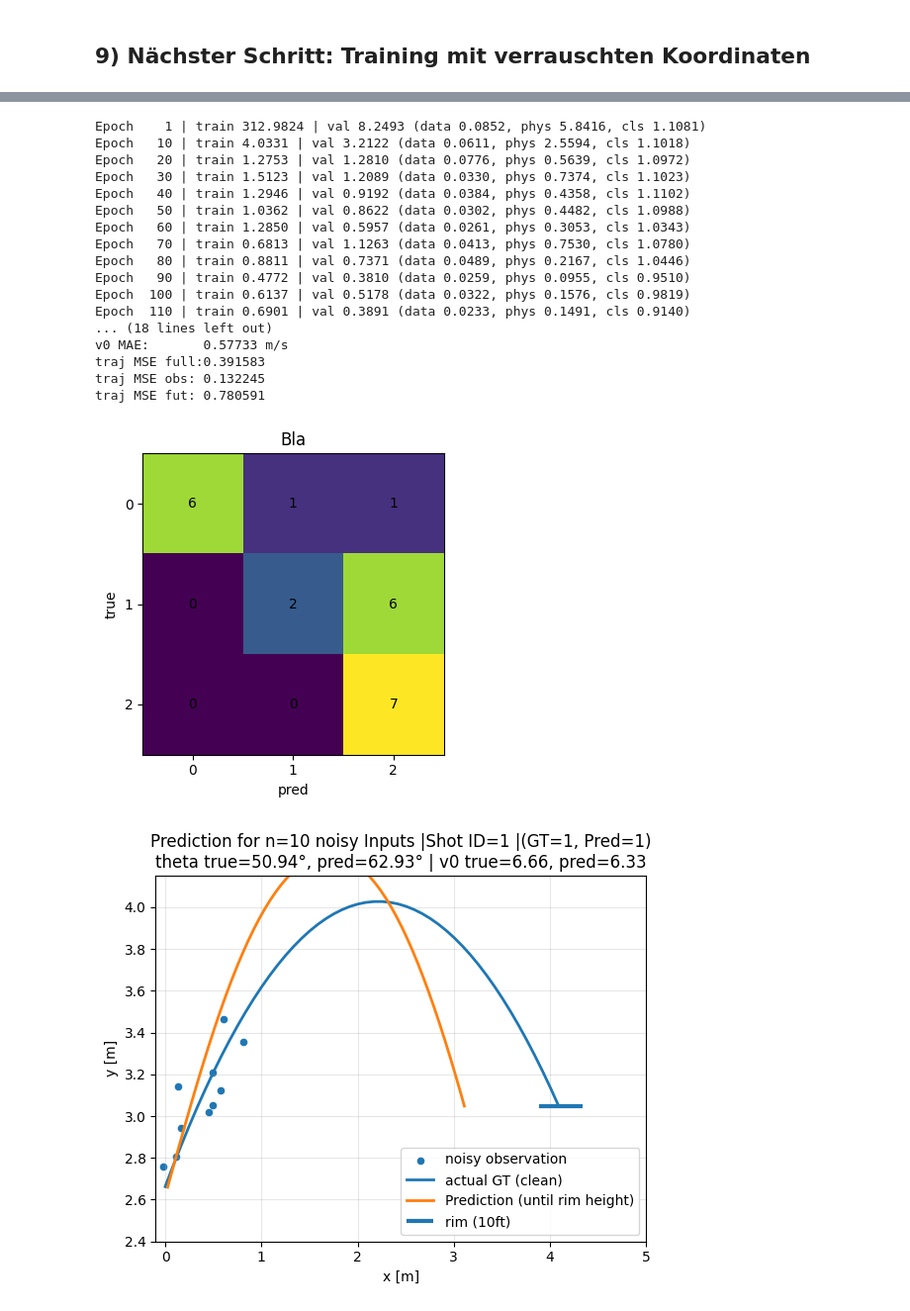
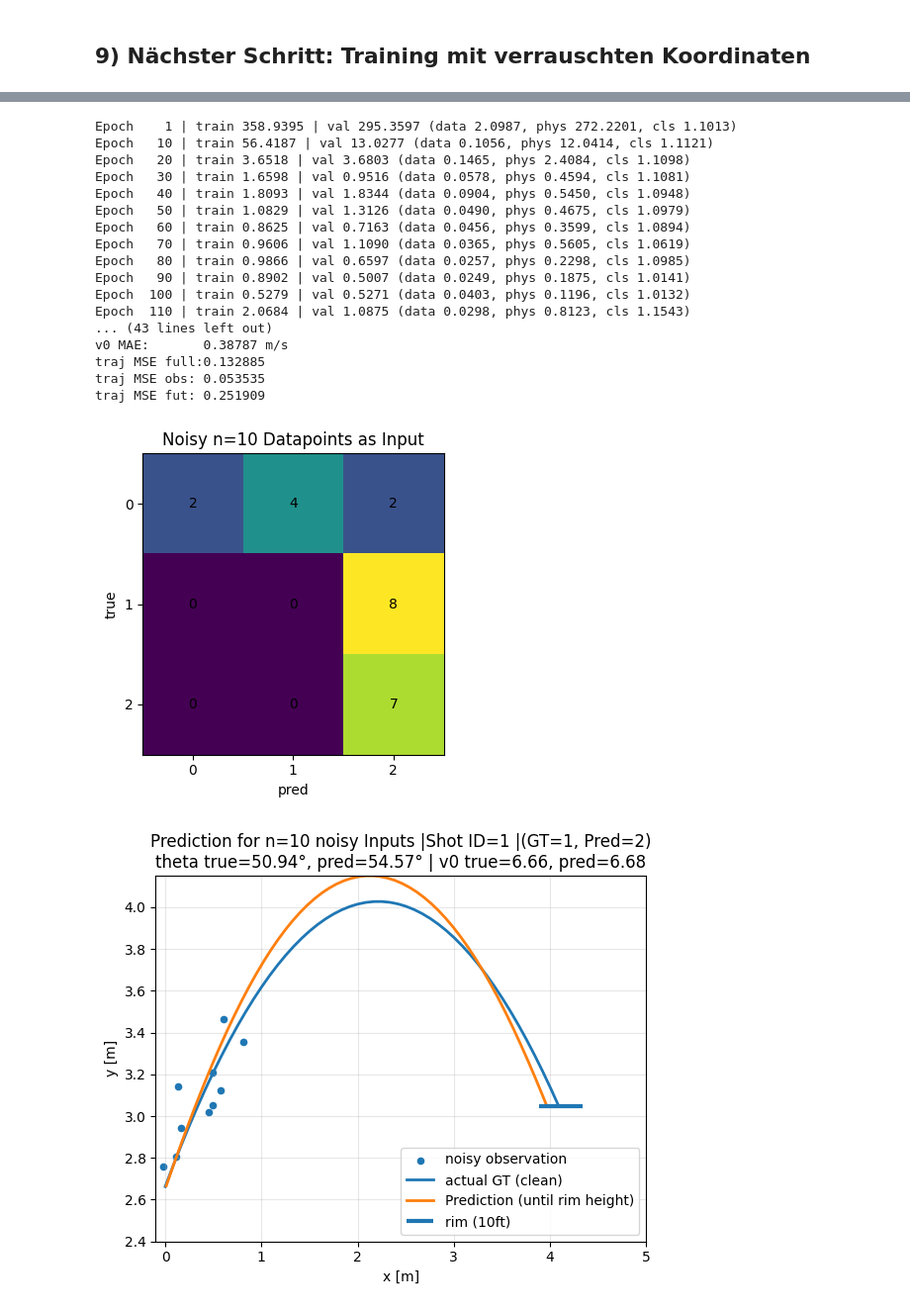
Before and after one commit to lucaa-smn/BA-Thesis, a Jupyter notebook: AmortizedPINN.ipynb, the cells around one changed output, grey strips where cells are left out. Shown at 99% size. Cells and saved outputs as stored; diff of their text form; code cells hidden in the pictures.

```diff
--- a/AmortizedPINN.ipynb
+++ b/AmortizedPINN.ipynb
@@ -196,7 +196,7 @@ train_ds = FreeThrowDataset(df, train_ids, n_obs=n_obs, use_noisy=False)
 val_ds   = FreeThrowDataset(df, val_ids,   n_obs=n_obs, use_noisy=False)
 test_ds  = FreeThrowDataset(df, test_ids,  n_obs=n_obs, use_noisy=False)
 
-train_loader = DataLoader(train_ds, batch_size=32, shuffle=True, collate_fn=collate_fn)
+train_loader = DataLoader(train_ds, batch_size=64, shuffle=True, collate_fn=collate_fn)
 val_loader   = DataLoader(val_ds,   batch_size=64, shuffle=False, collate_fn=collate_fn)
 test_loader  = DataLoader(test_ds,  batch_size=64, shuffle=False, collate_fn=collate_fn)
 
@@ -608,7 +608,7 @@ def run_epoch(loader, model, optimizer=None, **loss_kwargs):
         meters[k] /= max(n_batches,1)
     return meters
 
-def train_model(model, train_loader, val_loader, epochs=200, lr=2e-3, patience=25, **loss_kwargs):
+def train_model(model, train_loader, val_loader, epochs=800, lr=2e-3, patience=50, **loss_kwargs):
     optimizer = torch.optim.Adam(model.parameters(), lr=lr)
     best = float("inf")
     best_state = None
@@ -644,9 +644,9 @@ history = train_model(
     model,
     train_loader,
     val_loader,
-    epochs=200,
+    epochs=800,
     lr=2e-3,
-    patience=25,
+    patience=50,
     n_col=64,
     w_data=5.0,
     w_phys=1.0,
@@ -1230,56 +1235,56 @@ test_ds_noisy = FreeThrowDataset(df, test_ids, n_obs=10, use_noisy=True)
 test_ds_clean = FreeThrowDataset(df, test_ids, n_obs=10, use_noisy=False)
 
 train_loader_noisy = DataLoader(
-    train_ds_noisy, batch_size=32, shuffle=True, collate_fn=collate_fn
+    train_ds_noisy, batch_size=64, shuffle=True, collate_fn=collate_fn
 )
 val_loader_noisy = DataLoader(
     val_ds_noisy, batch_size=64, shuffle=False, collate_fn=collate_fn
 )
 test_loader_noisy = DataLoader(
     test_ds_noisy, batch_size=64, shuffle=False, collate_fn=collate_fn
 )
 
 model_noisy_10 = AmortizedPINNClassifier(num_classes=int(df["label"].nunique())).to(device)
 
 history_noisy = train_model(
     model_noisy_10,
     train_loader_noisy,
     val_loader_noisy,
-    epochs=200,
+    epochs=800,
     lr=2e-3,
-    patience=25,
+    patience=50,
     n_col=64,
     w_data=5.0,
     w_phys=1.0,
     w_ic=10.0,
     w_cls=0.01,
 )
 
-evaluate(test_loader_noisy, model_noisy_10, titel = "Bla")
+evaluate(test_loader_noisy, model_noisy_10, titel="Noisy n=10 Datapoints as Input")
 
 demo_reconstruction_noisy_vs_clean(
     model_noisy_10, test_ds_noisy, test_ds_clean, n_obs=10, idx=0
 )
 # %% [output]
-Epoch    1 | train 312.9824 | val 8.2493 (data 0.0852, phys 5.8416, cls 1.1081)
-Epoch   10 | train 4.0331 | val 3.2122 (data 0.0611, phys 2.5594, cls 1.1018)
-Epoch   20 | train 1.2753 | val 1.2810 (data 0.0776, phys 0.5639, cls 1.0972)
-Epoch   30 | train 1.5123 | val 1.2089 (data 0.0330, phys 0.7374, cls 1.1023)
-Epoch   40 | train 1.2946 | val 0.9192 (data 0.0384, phys 0.4358, cls 1.1102)
-Epoch   50 | train 1.0362 | val 0.8622 (data 0.0302, phys 0.4482, cls 1.0988)
-Epoch   60 | train 1.2850 | val 0.5957 (data 0.0261, phys 0.3053, cls 1.0343)
-Epoch   70 | train 0.6813 | val 1.1263 (data 0.0413, phys 0.7530, cls 1.0780)
-Epoch   80 | train 0.8811 | val 0.7371 (data 0.0489, phys 0.2167, cls 1.0446)
-Epoch   90 | train 0.4772 | val 0.3810 (data 0.0259, phys 0.0955, cls 0.9510)
-Epoch  100 | train 0.6137 | val 0.5178 (data 0.0322, phys 0.1576, cls 0.9819)
-Epoch  110 | train 0.6901 | val 0.3891 (data 0.0233, phys 0.1491, cls 0.9140)
-... (18 lines left out)
-v0 MAE:       0.57733 m/s
-traj MSE full:0.391583
-traj MSE obs: 0.132245
-traj MSE fut: 0.780591
+Epoch    1 | train 358.9395 | val 295.3597 (data 2.0987, phys 272.2201, cls 1.1013)
+Epoch   10 | train 56.4187 | val 13.0277 (data 0.1056, phys 12.0414, cls 1.1121)
+Epoch   20 | train 3.6518 | val 3.6803 (data 0.1465, phys 2.4084, cls 1.1098)
+Epoch   30 | train 1.6598 | val 0.9516 (data 0.0578, phys 0.4594, cls 1.1081)
+Epoch   40 | train 1.8093 | val 1.8344 (data 0.0904, phys 0.5450, cls 1.0948)
+Epoch   50 | train 1.0829 | val 1.3126 (data 0.0490, phys 0.4675, cls 1.0979)
+Epoch   60 | train 0.8625 | val 0.7163 (data 0.0456, phys 0.3599, cls 1.0894)
+Epoch   70 | train 0.9606 | val 1.1090 (data 0.0365, phys 0.5605, cls 1.0619)
+Epoch   80 | train 0.9866 | val 0.6597 (data 0.0257, phys 0.2298, cls 1.0985)
+Epoch   90 | train 0.8902 | val 0.5007 (data 0.0249, phys 0.1875, cls 1.0141)
+Epoch  100 | train 0.5279 | val 0.5271 (data 0.0403, phys 0.1196, cls 1.0132)
+Epoch  110 | train 2.0684 | val 1.0875 (data 0.0298, phys 0.8123, cls 1.1543)
+... (43 lines left out)
+v0 MAE:       0.38787 m/s
+traj MSE full:0.132885
+traj MSE obs: 0.053535
+traj MSE fut: 0.251909
-[figure, old version]
+[figure, new version]
-[figure, old version]
+[figure, new version]
 # %%
 train_ds_clean_10 = FreeThrowDataset(df, train_ids, n_obs=10, use_noisy=False)
 val_ds_clean_10 = FreeThrowDataset(df, val_ids, n_obs=10, use_noisy=False)
```
Also changed, not shown: parts of 10 cells of this notebook, 1 other file.
